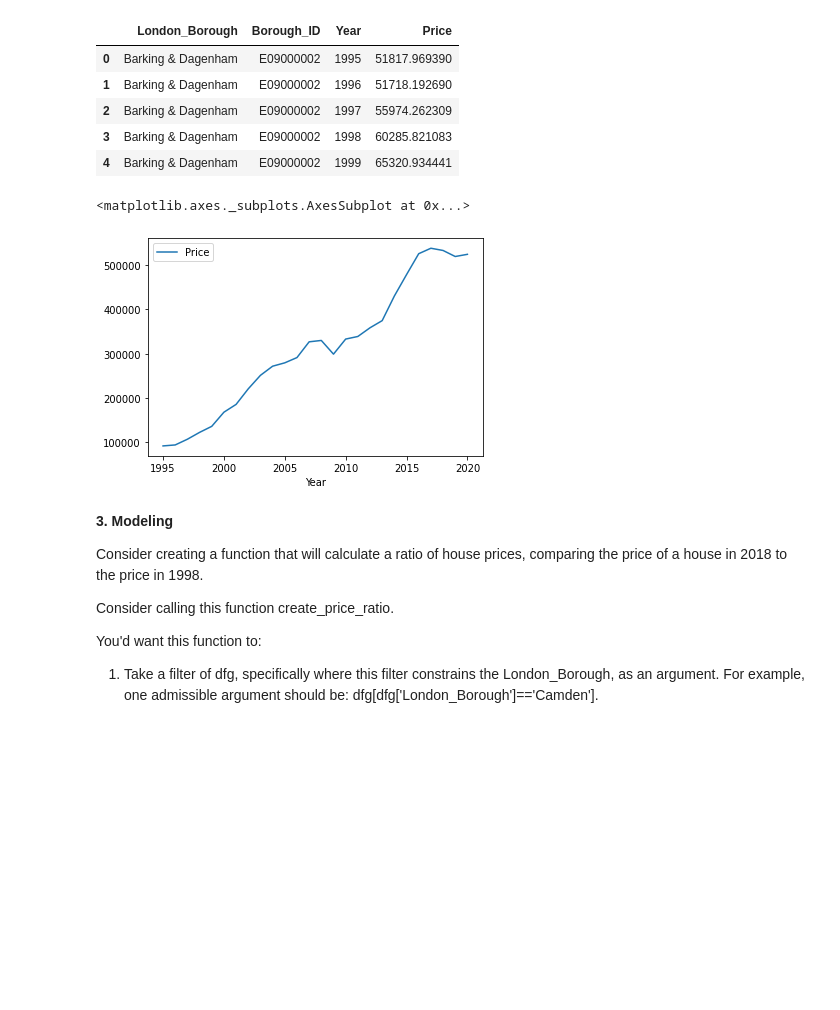
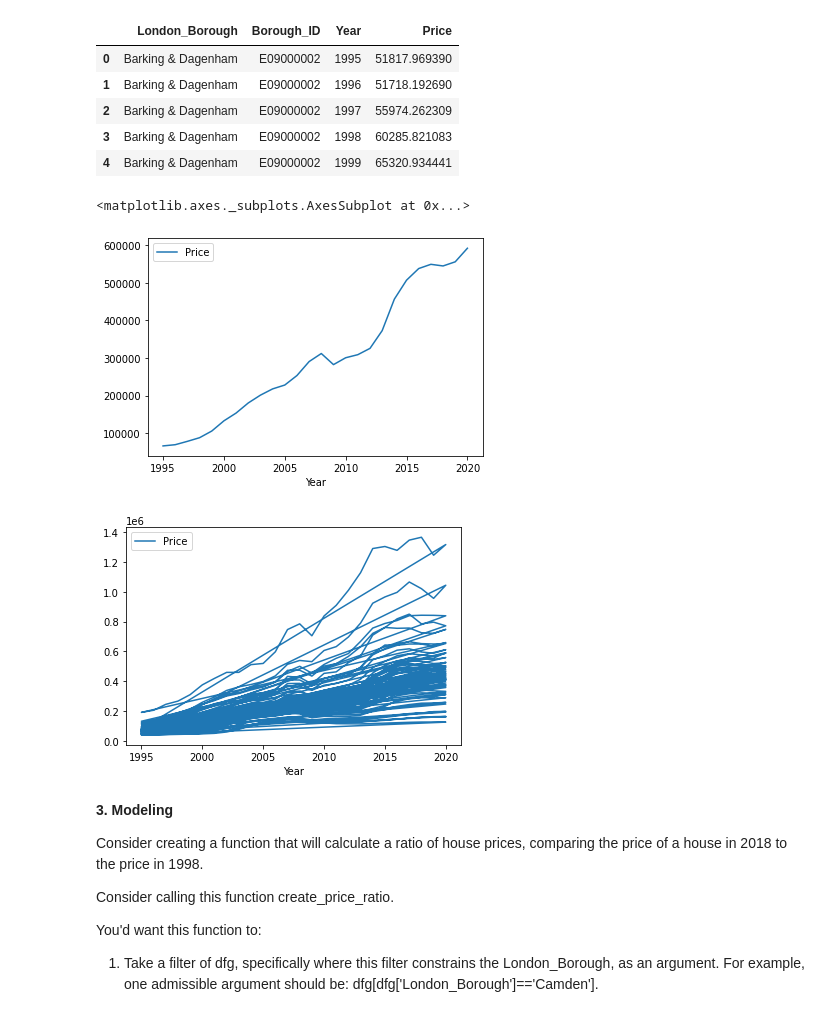
Before and after one commit to vaishalipp/DataScienceProjects, a Jupyter notebook: JupiterNotebooks/Unit_4_Tier3_Lodon_Borough.ipynb, the cells around one changed output. Cells and saved outputs as stored; diff of their text form; code cells hidden in the pictures; blank space fills up the shorter version.

Commit message:
Changed ratio in Unit_4_Tier3_Lodon_Borough.ipynb

```diff
--- a/JupiterNotebooks/Unit_4_Tier3_Lodon_Borough.ipynb
+++ b/JupiterNotebooks/Unit_4_Tier3_Lodon_Borough.ipynb
@@ -287,10 +287,12 @@ properties_grp.head(5)
 | 3 | Barking & Dagenham | E09000002 | 1998 | 60285.821083 |
 | 4 | Barking & Dagenham | E09000002 | 1999 | 65320.934441 |
 # %%
-properties_grp[properties_grp['London_Borough']=='Barnet'].plot(x='Year',y='Price')
+properties_grp[properties_grp['London_Borough']=='Hackney'].plot(x='Year',y='Price')
+properties_grp.plot(x='Year',y='Price')
 # %% [output]
 <matplotlib.axes._subplots.AxesSubplot at 0x...>
-[figure, old version]
+[figure, new version]
+[figure, added]
 # %% [markdown]
 **3. Modeling**
 
```
Also changed, not shown: parts of 1 cell of this notebook.
